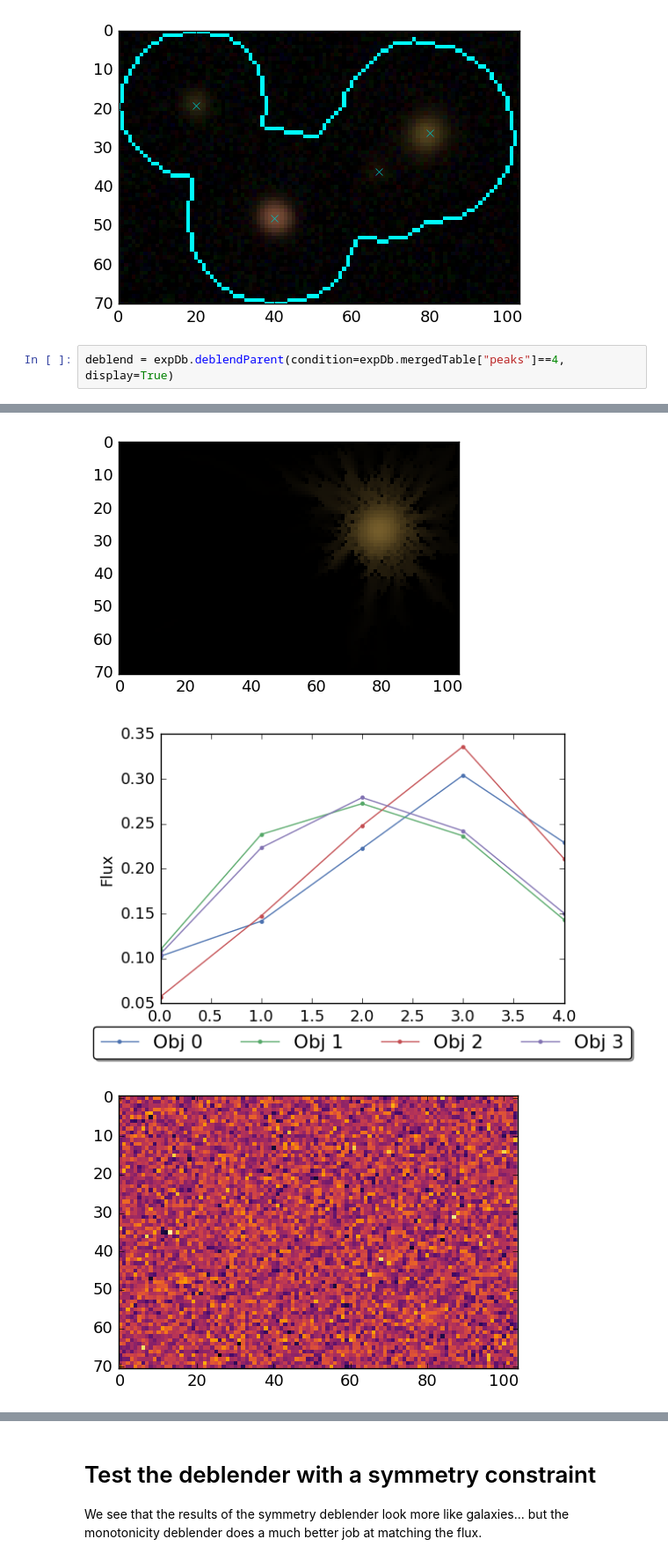
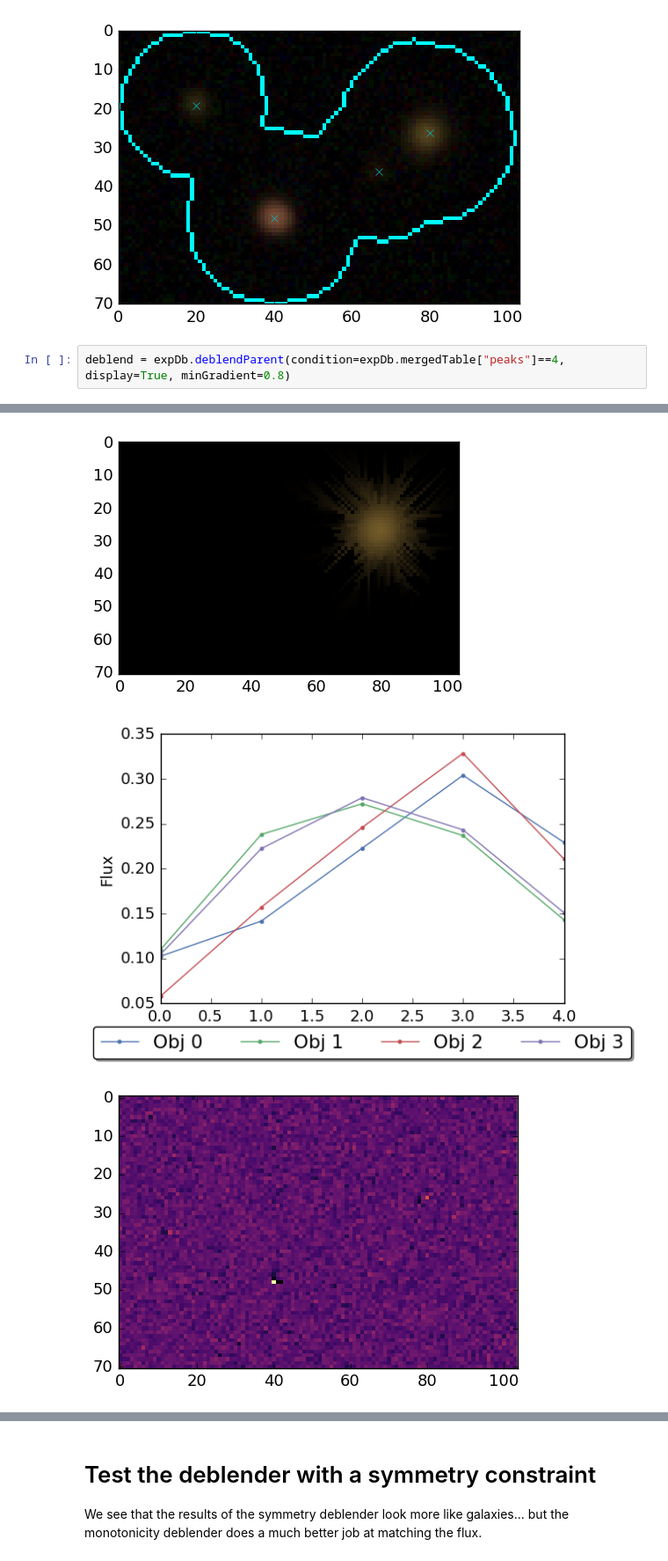
Before and after one commit to lsst/meas_deblender, a Jupyter notebook: examples/testNMFproximal.ipynb, the cells around one changed output, grey strips where cells are left out. Shown at 88% size. Saved outputs shown, nothing was run; the diff lists cells and outputs as text.

```diff
--- a/examples/testNMFproximal.ipynb
+++ b/examples/testNMFproximal.ipynb
@@ -45,7 +45,7 @@ INFO:lsst.meas.deblender.proximal:Sources with multiple peaks: 16
 [figure]
 [figure]
 # %%
-deblend = expDb.deblendParent(condition=expDb.mergedTable["peaks"]==4, display=True)
+deblend = expDb.deblendParent(condition=expDb.mergedTable["peaks"]==4, display=True, minGradient=0.8)
 # %% [output]
 [figure]
 constraints MMMM
@@ -85,6 +92,6 @@ INFO:lsst.meas.deblender.proximal:Filter y: flux=129.7, real=131.9, error=1.60%
 [figure]
-[figure, old version]
+[figure, new version]
-[figure, old version]
+[figure, new version]
 # %%
 deblend.displayAllTemplates(0)
 # %% [output]
```
Also changed, not shown: parts of 2 cells of this notebook, 2 other files.
